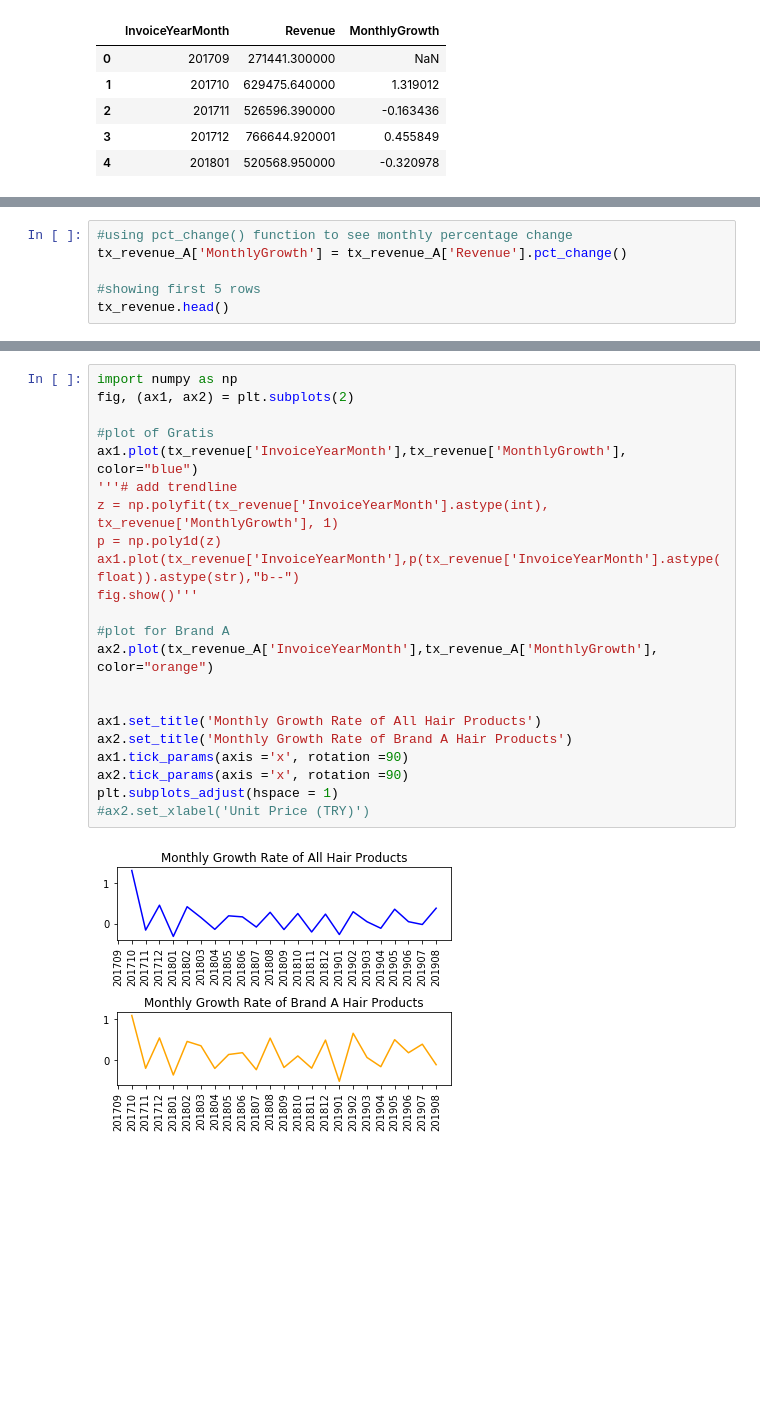
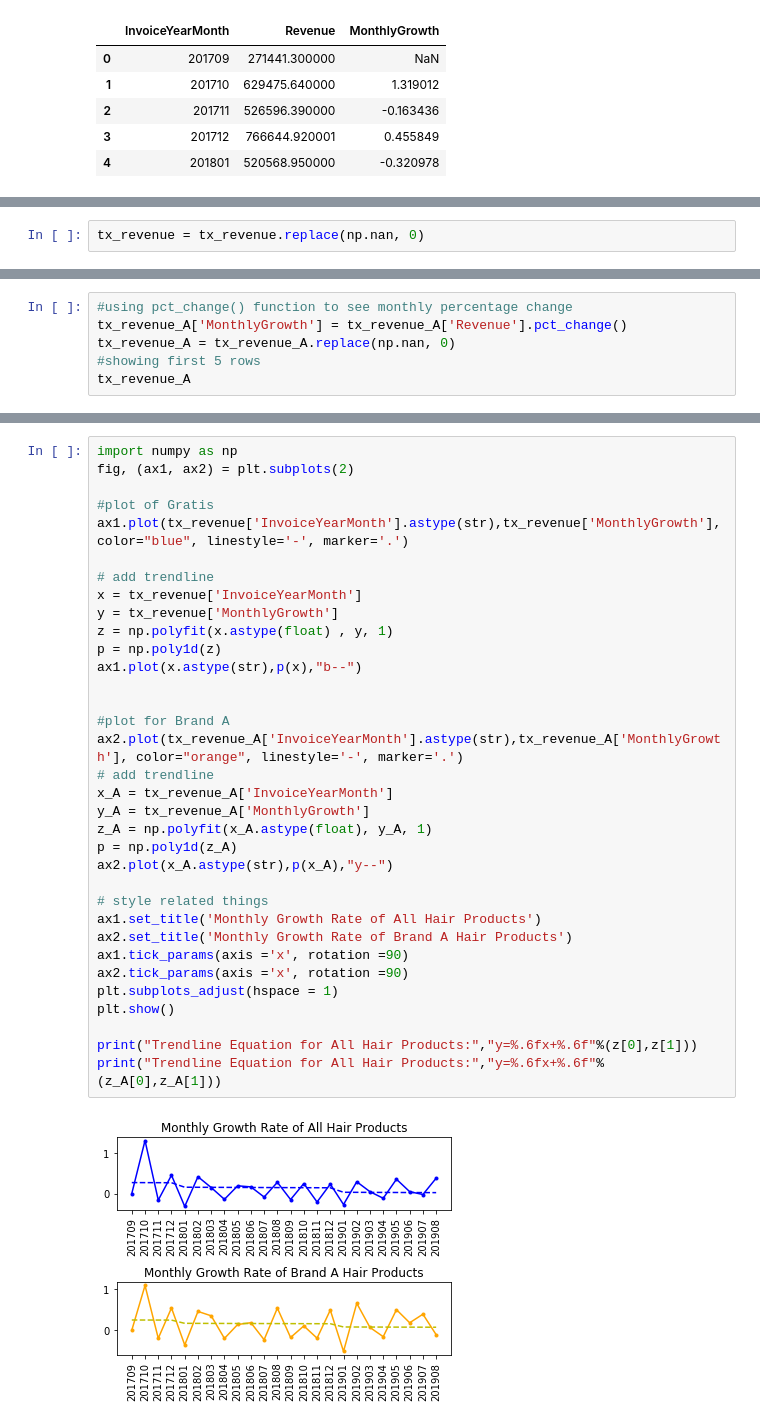
Before and after one commit to Bengisunz/CRM-Analytics, a Jupyter notebook: Gratis_DC.ipynb, the cells around one changed output, grey strips where cells are left out. Cells and saved outputs as stored; diff of their text form; blank space fills up the shorter version.

```diff
--- a/Gratis_DC.ipynb
+++ b/Gratis_DC.ipynb
@@ -416 +406,3 @@ tx_revenue.head()
+# %%
+tx_revenue = tx_revenue.replace(np.nan, 0)
 # %% [markdown]
@@ -418,8 +410,8 @@ tx_revenue.head()
 # %%
 #using pct_change() function to see monthly percentage change
 tx_revenue_A['MonthlyGrowth'] = tx_revenue_A['Revenue'].pct_change()
-
+tx_revenue_A = tx_revenue_A.replace(np.nan, 0)
 #showing first 5 rows
-tx_revenue.head()
+tx_revenue_A
 # %% [output]
 |  | InvoiceYearMonth | Revenue | MonthlyGrowth |
@@ -431,24 +434,36 @@ tx_revenue.head()
 # %%
 import numpy as np
 fig, (ax1, ax2) = plt.subplots(2)
 
 #plot of Gratis
-ax1.plot(tx_revenue['InvoiceYearMonth'],tx_revenue['MonthlyGrowth'], color="blue")
-'''# add trendline
-z = np.polyfit(tx_revenue['InvoiceYearMonth'].astype(int), tx_revenue['MonthlyGrowth'], 1)
+ax1.plot(tx_revenue['InvoiceYearMonth'].astype(str),tx_revenue['MonthlyGrowth'], color="blue", linestyle='-', marker='.')
+
+# add trendline
+x = tx_revenue['InvoiceYearMonth']
+y = tx_revenue['MonthlyGrowth']
+z = np.polyfit(x.astype(float) , y, 1)
 p = np.poly1d(z)
-ax1.plot(tx_revenue['InvoiceYearMonth'],p(tx_revenue['InvoiceYearMonth'].astype(float)).astype(str),"b--")
-fig.show()'''
+ax1.plot(x.astype(str),p(x),"b--")
+
 
 #plot for Brand A
-ax2.plot(tx_revenue_A['InvoiceYearMonth'],tx_revenue_A['MonthlyGrowth'], color="orange")
+ax2.plot(tx_revenue_A['InvoiceYearMonth'].astype(str),tx_revenue_A['MonthlyGrowth'], color="orange", linestyle='-', marker='.')
+# add trendline
+x_A = tx_revenue_A['InvoiceYearMonth']
+y_A = tx_revenue_A['MonthlyGrowth']
+z_A = np.polyfit(x_A.astype(float), y_A, 1)
+p = np.poly1d(z_A)
+ax2.plot(x_A.astype(str),p(x_A),"y--")
 
-
+# style related things
 ax1.set_title('Monthly Growth Rate of All Hair Products')
 ax2.set_title('Monthly Growth Rate of Brand A Hair Products')
 ax1.tick_params(axis ='x', rotation =90)
 ax2.tick_params(axis ='x', rotation =90)
 plt.subplots_adjust(hspace = 1)
-#ax2.set_xlabel('Unit Price (TRY)')
+plt.show()
+
+print("Trendline Equation for All Hair Products:","y=%.6fx+%.6f"%(z[0],z[1]))
+print("Trendline Equation for All Hair Products:","y=%.6fx+%.6f"%(z_A[0],z_A[1]))
 # %% [output]
-[figure, old version]
+[figure, new version]
```
Also changed, not shown: parts of 17 cells of this notebook.
